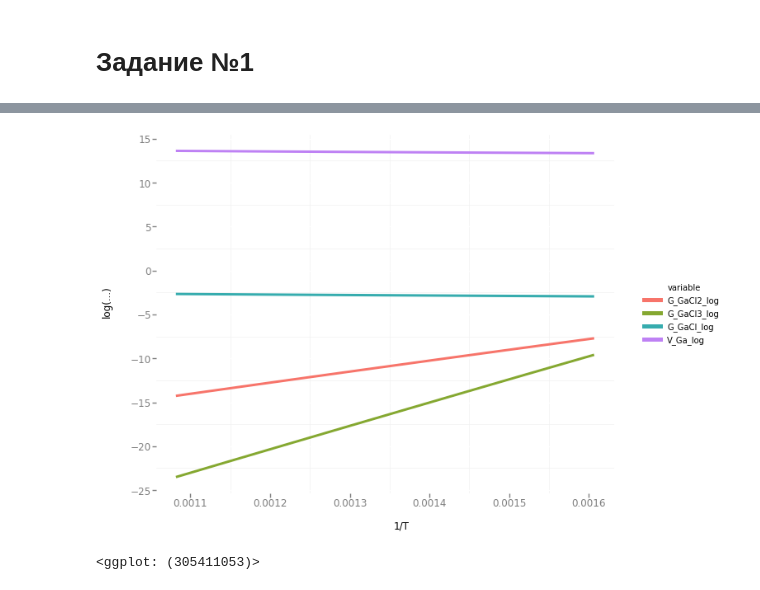
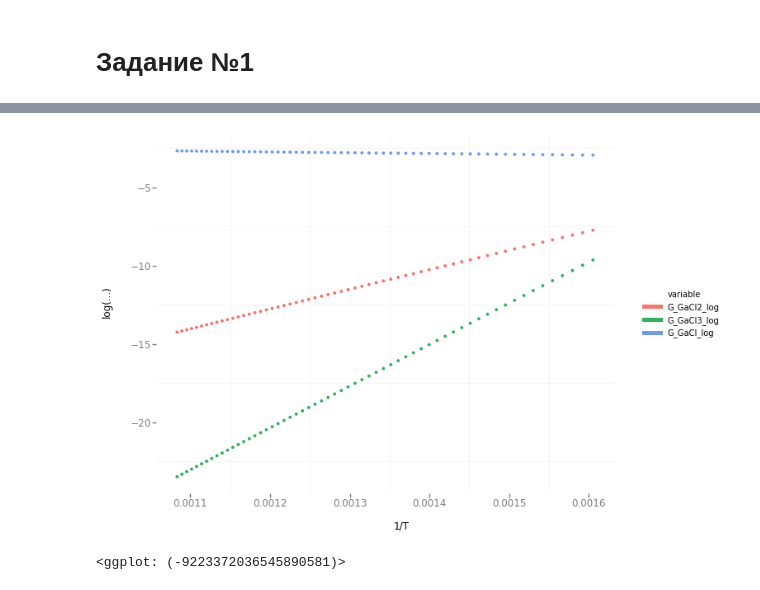
Before and after one commit to pavponn/computational-methods, a Jupyter notebook: course-work/AlganModel.ipynb, the cells around one changed output, grey strips where cells are left out. Drawn from its saved outputs; the diff is of its cells as text; code cells hidden in the pictures.

```diff
--- a/course-work/AlganModel.ipynb
+++ b/course-work/AlganModel.ipynb
@@ -138,15 +135,15 @@ D<sub>AlCl</sub>(Pg<sub>AlCl</sub> - P<sub>AlCl</sub>) + 2D<sub>AlCl2</sub>(Pg<s
 # %%
 """
-Парциальные давления компонент вне диффузионного пограничного слоя (Па) из условия задания №1 и №2
+Парциальные давления компонент вне диффузионного пограничного слоя (Па) из условия заданий №1 и №2
 """
-pg = { 'GaCl' : 0, 'GaCl2' : 0, 'GaCl3' : 0, 'AlCl' : 0, 'AlCl2' : 0, 'AlCl3' : 0, 'H2' : 0, 'N2' : 90000.0, 'HCl' : 10000.0 }
+pg = { 'GaCl' : 0, 'GaCl2' : 0, 'GaCl3' : 0,
+       'AlCl' : 0, 'AlCl2' : 0, 'AlCl3' : 0,
+       'H2' : 0, 'N2' : 90000.0, 'HCl' : 10000.0
+     }
 
 def system1(T):
     p_AlCl, p_AlCl2, p_AlCl3, p_HCl, p_H2 = sm.symbols('p_AlCl, p_AlCl2, p_AlCl3, p_HCl, p_H2')
-    pg_AlCl = pg_AlCl2 = pg_AlCl3 = pg_H2 = 0
-    pg_N2 = 90000.0
-    pg_HCl = 10000.0
-    p = pg_N2 + pg_HCl
+    p = pg['N2'] + pg['HCl']
     d_HCl = d('HCl', T, p)
     d_H2 = d('H2', T, p)
     d_AlCl = d('AlCl', T, p)
@@ -167,7 +164,7 @@ def system1(T):
 temperatures = np.linspace(350, 650, 60) + 273
 delta = 0.01
 p = pg['HCl'] + pg['N2']
-data_for_temperature = pd.DataFrame(columns=['T_', 'G_AlCl', 'G_AlCl2', 'G_AlCl3'])
+data_for_temperature = pd.DataFrame(columns=['T_', 'V_Al', 'G_AlCl', 'G_AlCl2', 'G_AlCl3'])
 targets = ['AlCl', 'AlCl2', 'AlCl3']
 for k, T in (enumerate(temperatures)):
     system, variables = system1(T)
@@ -177,8 +174,12 @@ for k, T in (enumerate(temperatures)):
     pe = dict(zip(map(str, variables), solution))
     for gasIndex in targets:
         G[gasIndex] = d(gasIndex, T, p) * (pg[gasIndex] - pe['p_' + gasIndex]) / (R * T * delta)
+    density_Al = 2690
+    mu_Al = elementsData['Al']['mu']
+    V_Al = (G['AlCl'] + G['AlCl2'] + G['AlCl3']) * (mu_Al / density_Al) * 1e9
     data_for_temperature.loc[k] = {
         'T_': T,
+        'V_Al': V_Al,
         'G_AlCl': G['AlCl'],
         'G_AlCl2': G['AlCl2'],
         'G_AlCl3': G['AlCl3'],
@@ -203,10 +237,7 @@ graph_data = pd.melt(data_for_temperature[['invT', 'G_AlCl_log',
 # %%
 def system2(T):
     p_GaCl, p_GaCl2, p_GaCl3, p_HCl, p_H2 = sm.symbols('p_GaCl, p_GaCl2, p_GaCl3, p_HCl, p_H2')
-    pg_AlCl = pg_AlCl2 = pg_AlCl3 = pg_H2 = 0
-    pg_N2 = 90000.0
-    pg_HCl = 10000.0
-    p = pg_N2 + pg_HCl
+    p = pg['N2'] + pg['HCl']
     d_HCl = d('HCl', T, p)
     d_H2 = d('H2', T, p)
     d_GaCl = d('GaCl', T, p)
@@ -250,15 +281,16 @@ data_for_temperature['V_Ga_log'] = np.log(np.abs(data_for_temperature.V_Ga))
 data_for_temperature['G_GaCl_log'] = np.log(np.abs(data_for_temperature.G_GaCl))
 data_for_temperature['G_GaCl2_log'] = np.log(np.abs(data_for_temperature.G_GaCl2))
 data_for_temperature['G_GaCl3_log'] = np.log(np.abs(data_for_temperature.G_GaCl3))
-graph_data = pd.melt(data_for_temperature[['invT', 'V_Ga_log', 'G_GaCl_log',
+graph_data_comp = pd.melt(data_for_temperature[['invT', 'G_GaCl_log',
                                       'G_GaCl2_log', 'G_GaCl3_log']], id_vars=['invT'])
+graph_data_speed = pd.melt(data_for_temperature[['invT', 'V_Ga_log']], id_vars=['invT'])
 # %%
-(ggplot(aes(x = 'invT', y = 'value', color='variable'), graph_data) +
-    geom_line(size=3) +
+(ggplot(aes(x = 'invT', y = 'value', color='variable'), graph_data_comp) +
+    geom_point(size=15) +
     ylab('log(...)') +
     xlab('1/T') +
     theme_bw()
 )
 # %% [output]
-[figure, old version]
+[figure, new version]
-<ggplot: (305411053)>
+<ggplot: (-9223372036545890581)>
```
Also changed, not shown: parts of 11 cells of this notebook.
